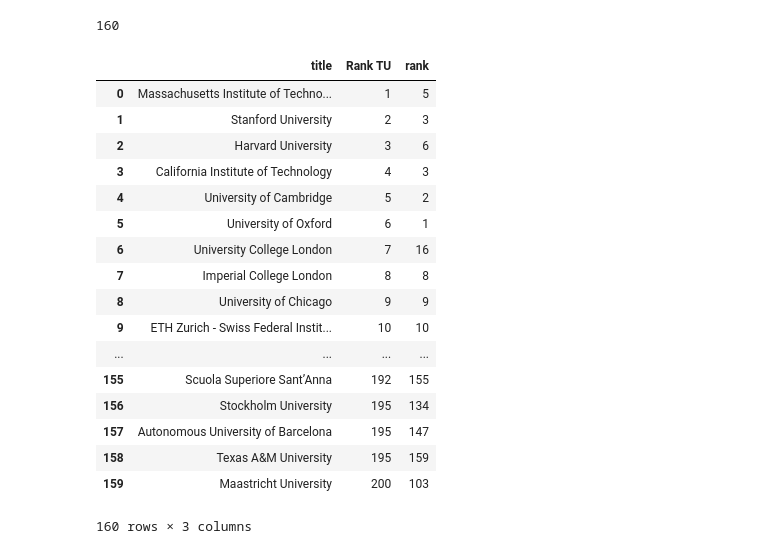
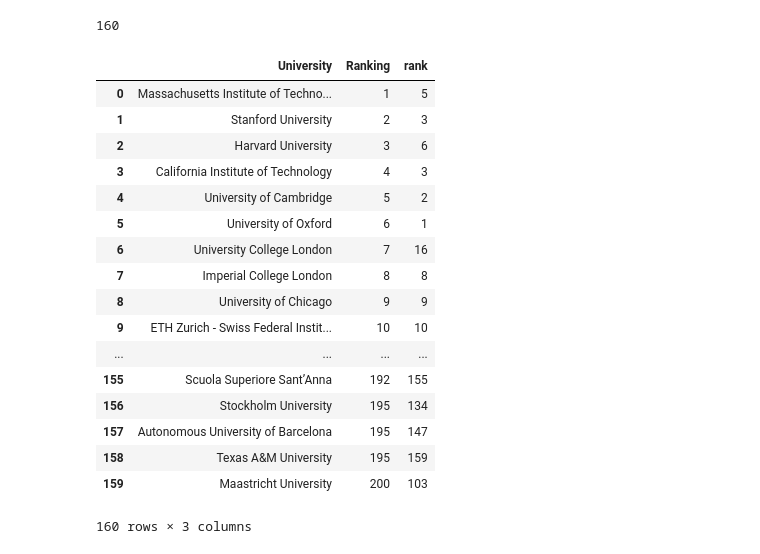
Before and after one commit to adamkozak/ADA2017-project, a Jupyter notebook: Homework/02 - Data from the Web/Homework 2.ipynb, the cells around one changed output. Cells and saved outputs as stored; diff of their text form; code cells hidden in the pictures.

```diff
--- a/Homework/02 - Data from the Web/Homework 2.ipynb
+++ b/Homework/02 - Data from the Web/Homework 2.ipynb
@@ -496,5 +497,5 @@ for not_match in not_matched:
 # %%
-matching_names_total_in_times_2 = np.array([title in top_unis_times['name'].values for title in Total['title'].values])
+matching_names_total_in_times_2 = np.array([title in top_unis_times['name'].values for title in Total['University'].values])
 print(np.count_nonzero(matching_names_total_in_times_2))
 # %% [output]
 119
@@ -506,6 +507,6 @@ len(similar)
 # %% [output]
 55
 # %%
-for not_match in Total[~matching_names_total_in_times_2].title.values:
-    Total.loc[Total['title'] == not_match, 'title'] = re.sub(r"^(The)\s", "" , not_match)
+for not_match in Total[~matching_names_total_in_times_2].University.values:
+    Total.loc[Total['University'] == not_match, 'University'] = re.sub(r"^(The)\s", "" , not_match)
 # %%
@@ -542,5 +543,5 @@ names = [("King's College London", 'King’s College London'),
          ('Eberhard Karls Universität Tübingen', 'University of Tübingen')]
 
 for total_name, top_unis_name in names:
-    Total.loc[Total['title'] == total_name, 'title'] = top_unis_name
+    Total.loc[Total['University'] == total_name, 'University'] = top_unis_name
 # %%
@@ -564,5 +565,5 @@ names2 = [('Ludwig-Maximilians-Universität München', 'LMU Munich'),
          ('Albert-Ludwigs-Universitaet Freiburg', 'University of Freiburg')]
 
 for total_name, top_unis_name in names2:
-    Total.loc[Total['title'] == total_name, 'title'] = top_unis_name
+    Total.loc[Total['University'] == total_name, 'University'] = top_unis_name
 # %%
@@ -571,10 +572,10 @@ print(np.count_nonzero(matching_names_times_in_total))
 # %% [output]
 160
 # %%
-Full_ranking = Total.merge(top_unis_times, left_on='title', right_on='name', how='inner')
-Full_ranking[['title', 'Rank TU', 'rank']]
+Full_ranking = Total.merge(top_unis_times, left_on='University', right_on='name', how='inner')
+Full_ranking[['University', 'Ranking', 'rank']]
 # %% [output]
-|  | title | Rank TU | rank |
+|  | University | Ranking | rank |
 | 0 | Massachusetts Institute of Techno... | 1 | 5 |
 | 1 | Stanford University | 2 | 3 |
 | 2 | Harvard University | 3 | 6 |
```
Also changed, not shown: parts of 17 cells of this notebook.
